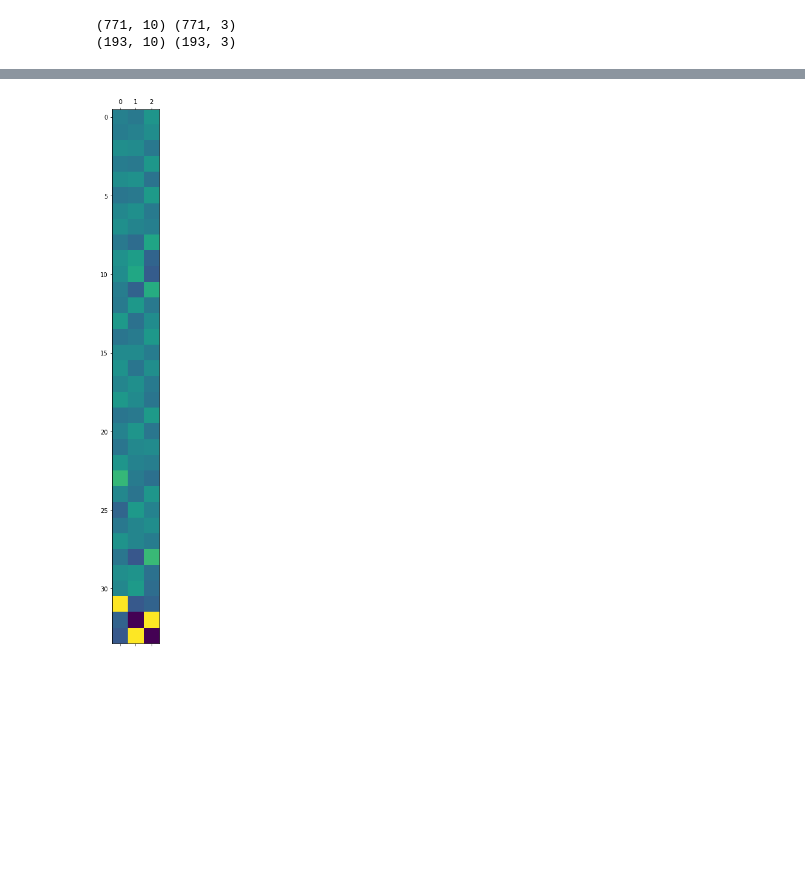
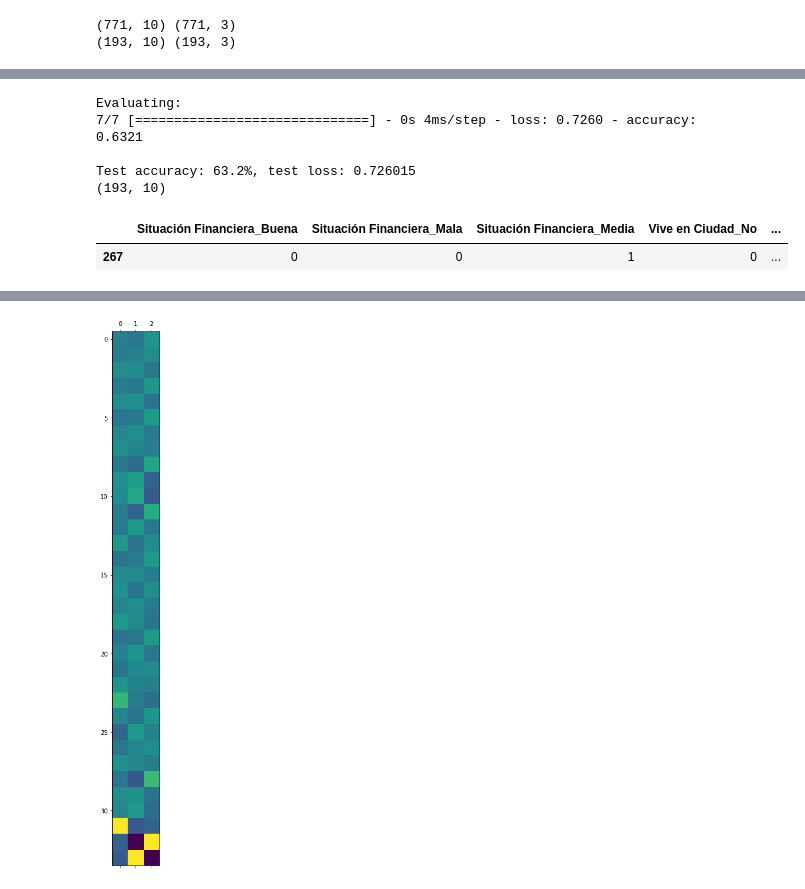
Before and after one commit to tiaraRS/NivelDeAdaptabilidad, a Jupyter notebook: Practica5.ipynb, the cells around one changed output, grey strips where cells are left out. Drawn from its saved outputs; the diff is of its cells as text; code cells hidden in the pictures; blank space fills up the shorter version.

```diff
--- a/Practica5.ipynb
+++ b/Practica5.ipynb
@@ -379,0 +359,14 @@ Nivel de Adaptación_Moderado
+# %%
+print('\nEvaluating:')
+(test_loss, test_accuracy) = model.evaluate(X_test, y_test)
+print(f'\nTest accuracy: {test_accuracy * 100:>0.1f}%, test loss: {test_loss:>8f}')
+print(X_test.shape)
+X_test[7:8]
+# %% [output]
+Evaluating:
+7/7 [==============================] - 0s 4ms/step - loss: 0.7260 - accuracy: 0.6321
+
+Test accuracy: 63.2%, test loss: 0.726015
+(193, 10)
+|  | Situación Financiera_Buena | Situación Financiera_Mala | Situación Financiera_Media | Vive en Ciudad_No | ... |
+| 267 | 0 | 0 | 1 | 0 | ... |
```
Also changed, not shown: parts of 30 cells of this notebook, 12 other files.
